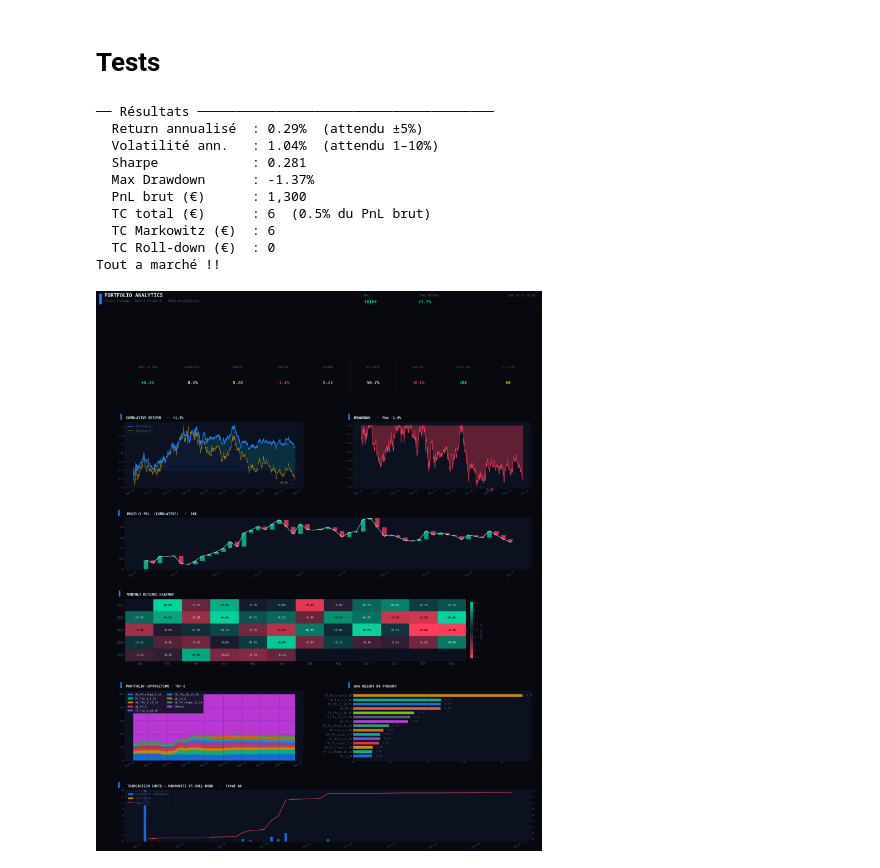
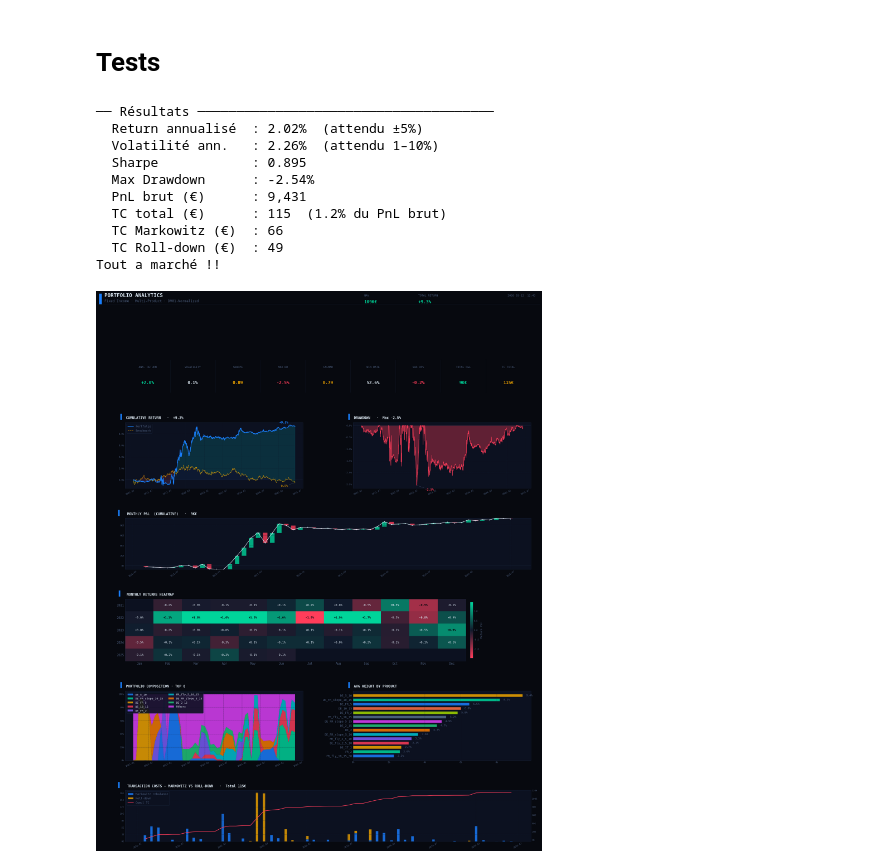
Before and after one commit to pradosth0/Markowitz_based_portfolio_allocation, a Jupyter notebook: pf_V2.ipynb, the cells around one changed output. Saved outputs shown, nothing was run; the diff lists cells and outputs as text; code cells hidden in the pictures.

Commit message:
"Version avec Roll Back + nouveau signal d'investissement et tout est clean, ça marche !"

```diff
--- a/pf_V2.ipynb
+++ b/pf_V2.ipynb
@@ -1327,7 +1526,7 @@ class TimeSeriesPortfolio:
             w_df          = pf.process()
             new_positions = pf.positions
             rolls_done    = pf.rolls_done   # dict product → tc_bp [bp]
-
+            #print(t)
             w      = w_df.iloc[:, 0]
             w_full = w.reindex(self.asset_universe).fillna(0.0)
             w_bm   = (
@@ -1357,7 +1556,7 @@ class TimeSeriesPortfolio:
             for product, tc_bp_prod in rolls_done.items():
                 wi      = abs(float(w_full.get(product, 0.0)))
                 dv01_i  = float(self.dv01_by_product.get(product, 0.0))
-                tc_rolldown += capital * wi * float(tc_bp_prod) * dv01_i
+                tc_rolldown += capital * wi * max(float(tc_bp_prod), 0.0) * dv01_i
 
             tc_total = tc_markowitz + tc_rolldown
 
@@ -1549,40 +1748,46 @@ from dashboard import PortfolioDashboardVisualizer
 # %%
 start_date = "2021-01-01"
 end_date   = "2025-06-10"
 
 
 tspf = TimeSeriesPortfolio(
     data=long,
     start_date="2021-01-01",
     end_date="2025-06-10",
     rebalance_freq="ME",
+    dv01_ref=dv01_ref,
     long_only=True,
-    lamb=0.45, # 0.45
-    span=15, # 15
-    tc_gamma=140000  #140000 intensité des coûts dans l’optimisation
+    lamb=0.008, # 0.45
+    span=60, # 15
+    tc_gamma=1000  #140000 intensité des coûts dans l’optimisation
     #initial_weights= df_weights["weight"]
 )
 
-
+"""
+long_only=False,
+    lamb=0.01, # 0.45
+    span=60, # 15
+    tc_gamma=1200
+    """
 
 tspf.generate_portfolios()
 
 viz = PortfolioDashboardVisualizer(ts_portfolio=tspf)
 #viz.plot_dashboard(save_path="dashboard.png", dpi=100)
 
 fig = viz.plot_dashboard()
 # %% [output]
 ── Résultats ──────────────────────────────────────
-  Return annualisé  : 0.29%  (attendu ±5%)
-  Volatilité ann.   : 1.04%  (attendu 1–10%)
-  Sharpe            : 0.281
-  Max Drawdown      : -1.37%
-  PnL brut (€)      : 1,300
-  TC total (€)      : 6  (0.5% du PnL brut)
-  TC Markowitz (€)  : 6
-  TC Roll-down (€)  : 0
+  Return annualisé  : 2.02%  (attendu ±5%)
+  Volatilité ann.   : 2.26%  (attendu 1–10%)
+  Sharpe            : 0.895
+  Max Drawdown      : -2.54%
+  PnL brut (€)      : 9,431
+  TC total (€)      : 115  (1.2% du PnL brut)
+  TC Markowitz (€)  : 66
+  TC Roll-down (€)  : 49
 Tout a marché !!
-[figure, old version]
+[figure, new version]
 # %%
 from joblib import Parallel, delayed
 import itertools
```
Also changed, not shown: parts of 10 cells of this notebook.
